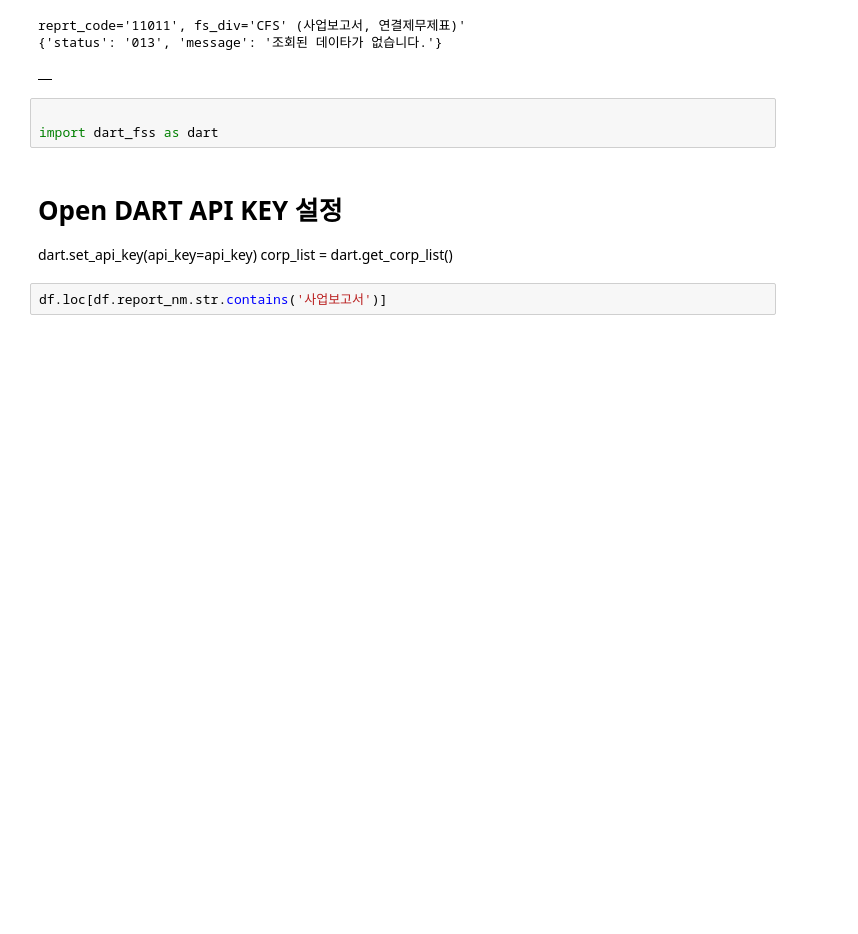
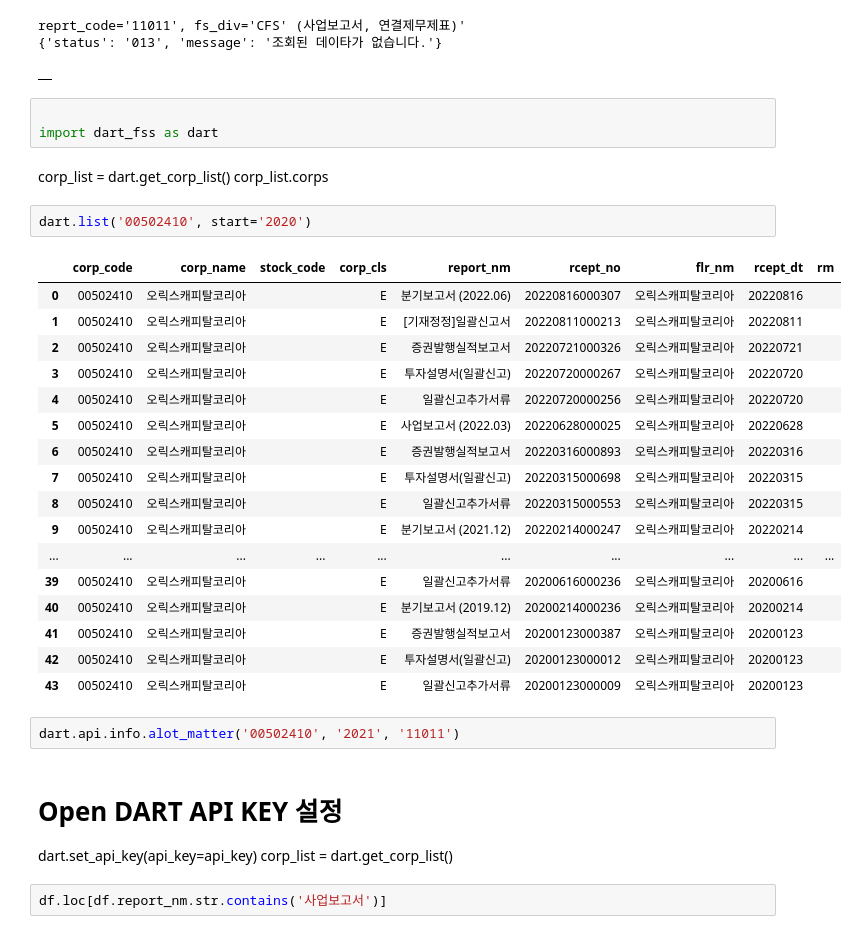
Before and after one commit to reejungkim/OpenAPI_Ministry_of_land, a Jupyter notebook: dart.ipynb, the cells around one changed output. Saved outputs shown, nothing was run; the diff lists cells and outputs as text; blank space fills up the shorter version.

Commit message:
Add corp_list

```diff
--- a/dart.ipynb
+++ b/dart.ipynb
@@ -20,6 +20,31 @@ reprt_code='11011', fs_div='CFS' (사업보고서, 연결제무제표)'
 # %%
 
 import dart_fss as dart
+# %% [markdown]
+corp_list = dart.get_corp_list()
+corp_list.corps
+# %%
+dart.list('00502410', start='2020')
+# %% [output]
+|  | corp_code | corp_name | stock_code | corp_cls | report_nm | rcept_no | flr_nm | rcept_dt | rm |
+| 0 | 00502410 | 오릭스캐피탈코리아 |  | E | 분기보고서 (2022.06) | 20220816000307 | 오릭스캐피탈코리아 | 20220816 |  |
+| 1 | 00502410 | 오릭스캐피탈코리아 |  | E | [기재정정]일괄신고서 | 20220811000213 | 오릭스캐피탈코리아 | 20220811 |  |
+| 2 | 00502410 | 오릭스캐피탈코리아 |  | E | 증권발행실적보고서 | 20220721000326 | 오릭스캐피탈코리아 | 20220721 |  |
+| 3 | 00502410 | 오릭스캐피탈코리아 |  | E | 투자설명서(일괄신고) | 20220720000267 | 오릭스캐피탈코리아 | 20220720 |  |
+| 4 | 00502410 | 오릭스캐피탈코리아 |  | E | 일괄신고추가서류 | 20220720000256 | 오릭스캐피탈코리아 | 20220720 |  |
+| 5 | 00502410 | 오릭스캐피탈코리아 |  | E | 사업보고서 (2022.03) | 20220628000025 | 오릭스캐피탈코리아 | 20220628 |  |
+| 6 | 00502410 | 오릭스캐피탈코리아 |  | E | 증권발행실적보고서 | 20220316000893 | 오릭스캐피탈코리아 | 20220316 |  |
+| 7 | 00502410 | 오릭스캐피탈코리아 |  | E | 투자설명서(일괄신고) | 20220315000698 | 오릭스캐피탈코리아 | 20220315 |  |
+| 8 | 00502410 | 오릭스캐피탈코리아 |  | E | 일괄신고추가서류 | 20220315000553 | 오릭스캐피탈코리아 | 20220315 |  |
+| 9 | 00502410 | 오릭스캐피탈코리아 |  | E | 분기보고서 (2021.12) | 20220214000247 | 오릭스캐피탈코리아 | 20220214 |  |
+| ... | ... | ... | ... | ... | ... | ... | ... | ... | ... |
+| 39 | 00502410 | 오릭스캐피탈코리아 |  | E | 일괄신고추가서류 | 20200616000236 | 오릭스캐피탈코리아 | 20200616 |  |
+| 40 | 00502410 | 오릭스캐피탈코리아 |  | E | 분기보고서 (2019.12) | 20200214000236 | 오릭스캐피탈코리아 | 20200214 |  |
+| 41 | 00502410 | 오릭스캐피탈코리아 |  | E | 증권발행실적보고서 | 20200123000387 | 오릭스캐피탈코리아 | 20200123 |  |
+| 42 | 00502410 | 오릭스캐피탈코리아 |  | E | 투자설명서(일괄신고) | 20200123000012 | 오릭스캐피탈코리아 | 20200123 |  |
+| 43 | 00502410 | 오릭스캐피탈코리아 |  | E | 일괄신고추가서류 | 20200123000009 | 오릭스캐피탈코리아 | 20200123 |  |
+# %%
+dart.api.info.alot_matter('00502410', '2021', '11011')
 # %% [markdown]
 # Open DART API KEY 설정
 dart.set_api_key(api_key=api_key)
```
Also changed, not shown: parts of 1 cell of this notebook, 2 other files.
